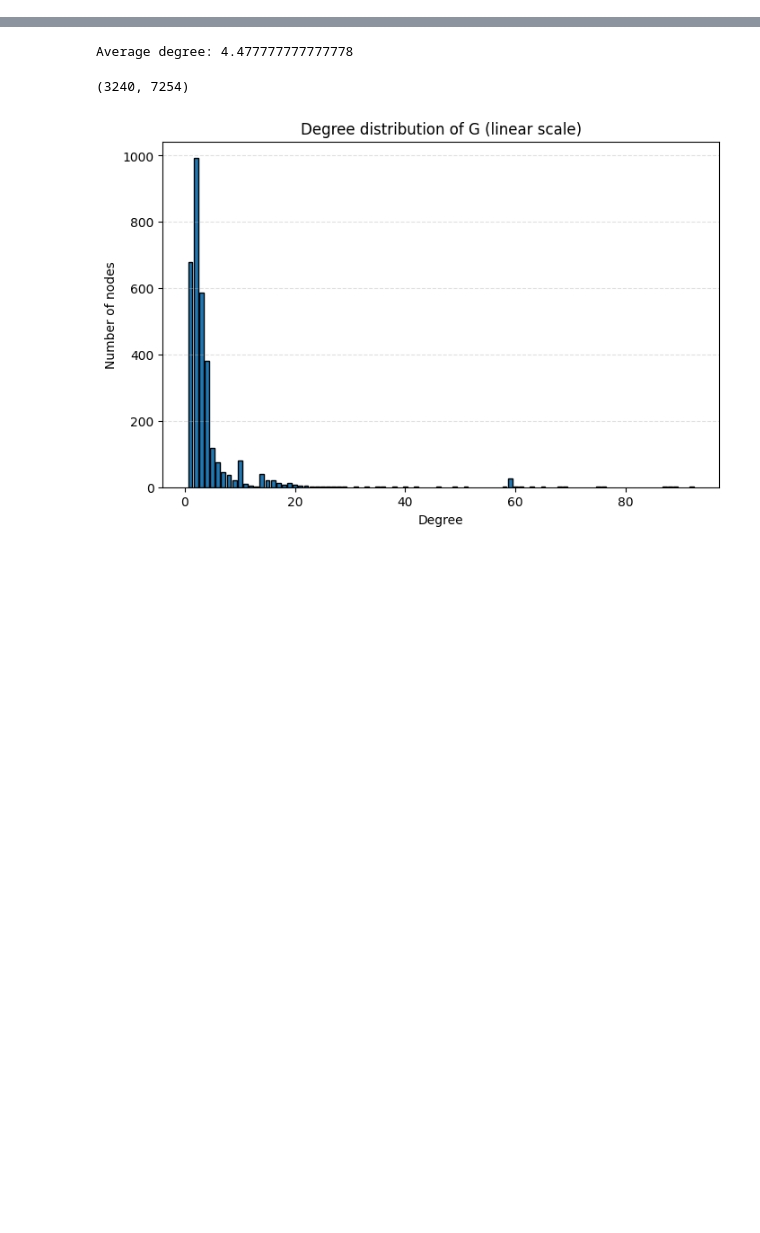
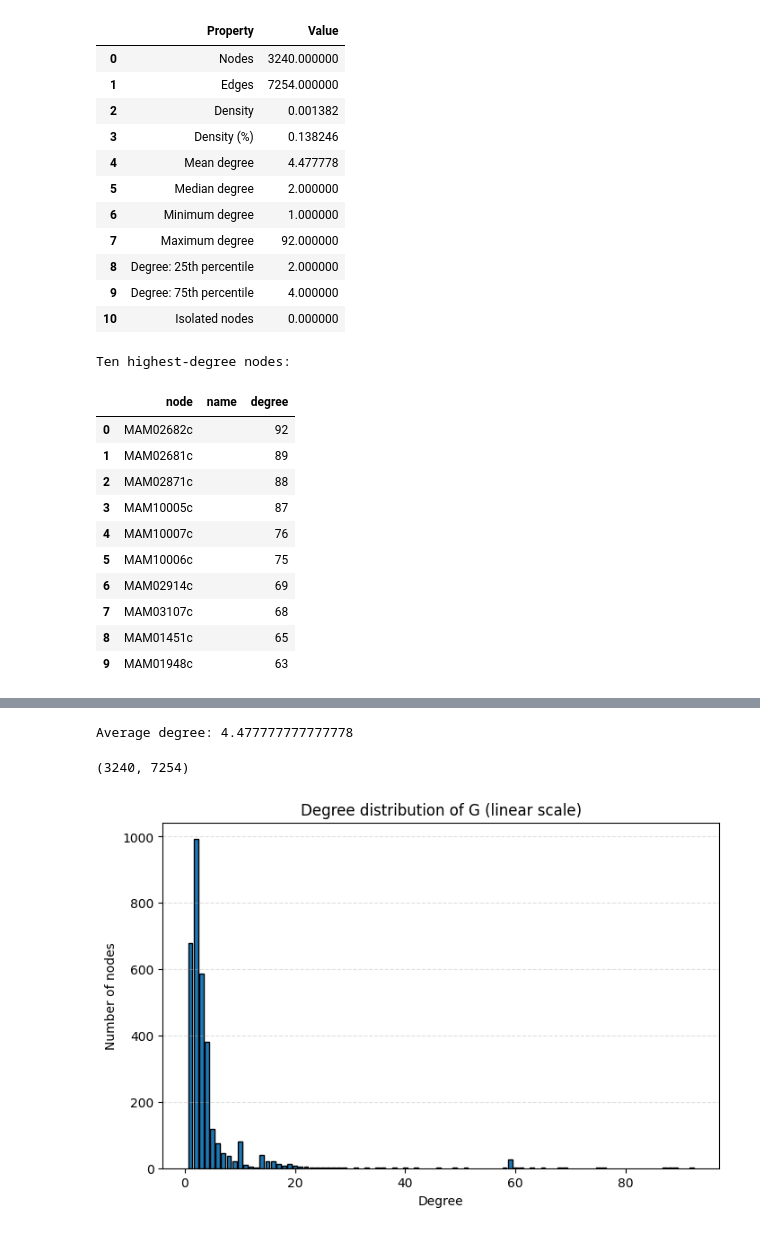
Before and after one commit to SamSaladino/Effective-Topological-Coverage-ETC, a Jupyter notebook: notebooks/00_HUMAN1_properties.ipynb, the cells around one changed output, grey strips where cells are left out. Drawn from its saved outputs; the diff is of its cells as text; code cells hidden in the pictures; blank space fills up the shorter version.

```diff
--- a/notebooks/00_HUMAN1_properties.ipynb
+++ b/notebooks/00_HUMAN1_properties.ipynb
@@ -15,0 +19,71 @@ G = nx.read_gml(gml_path)
+# %%
+degree_map = dict(G.degree())
+degrees = np.array(list(degree_map.values()), dtype=int)
+
+node_stats = pd.DataFrame([
+    {
+        "node": node,
+        "name": attrs.get("name", attrs.get("label", "")),
+        "degree": degree_map[node],
+    }
+    for node, attrs in G.nodes(data=True)
+])
+
+basic_stats = {
+    "Nodes": n_nodes,
+    "Edges": n_edges,
+    "Density": nx.density(G),
+    "Density (%)": 100 * nx.density(G),
+    "Mean degree": degrees.mean(),
+    "Median degree": np.median(degrees),
+    "Minimum degree": degrees.min(),
+    "Maximum degree": degrees.max(),
+    "Degree: 25th percentile": np.percentile(degrees, 25),
+    "Degree: 75th percentile": np.percentile(degrees, 75),
+    "Isolated nodes": int(np.sum(degrees == 0)),
+}
+
+degree_distribution = (
+    node_stats["degree"]
+    .value_counts()
+    .sort_index()
+    .rename_axis("degree")
+    .reset_index(name="nodes")
+)
+
+display(
+    pd.DataFrame(basic_stats.items(), columns=["Property", "Value"])
+)
+
+print("Ten highest-degree nodes:")
+display(
+    node_stats
+    .sort_values("degree", ascending=False, kind="stable")
+    .head(10)
+    .reset_index(drop=True)
+)
+# %% [output]
+|  | Property | Value |
+| 0 | Nodes | 3240.000000 |
+| 1 | Edges | 7254.000000 |
+| 2 | Density | 0.001382 |
+| 3 | Density (%) | 0.138246 |
+| 4 | Mean degree | 4.477778 |
+| 5 | Median degree | 2.000000 |
+| 6 | Minimum degree | 1.000000 |
+| 7 | Maximum degree | 92.000000 |
+| 8 | Degree: 25th percentile | 2.000000 |
+| 9 | Degree: 75th percentile | 4.000000 |
+| 10 | Isolated nodes | 0.000000 |
+Ten highest-degree nodes:
+|  | node | name | degree |
+| 0 | MAM02682c |  | 92 |
+| 1 | MAM02681c |  | 89 |
+| 2 | MAM02871c |  | 88 |
+| 3 | MAM10005c |  | 87 |
+| 4 | MAM10007c |  | 76 |
+| 5 | MAM10006c |  | 75 |
+| 6 | MAM02914c |  | 69 |
+| 7 | MAM03107c |  | 68 |
+| 8 | MAM01451c |  | 65 |
+| 9 | MAM01948c |  | 63 |
```
Also changed, not shown: parts of 7 cells of this notebook, 1 other file.
